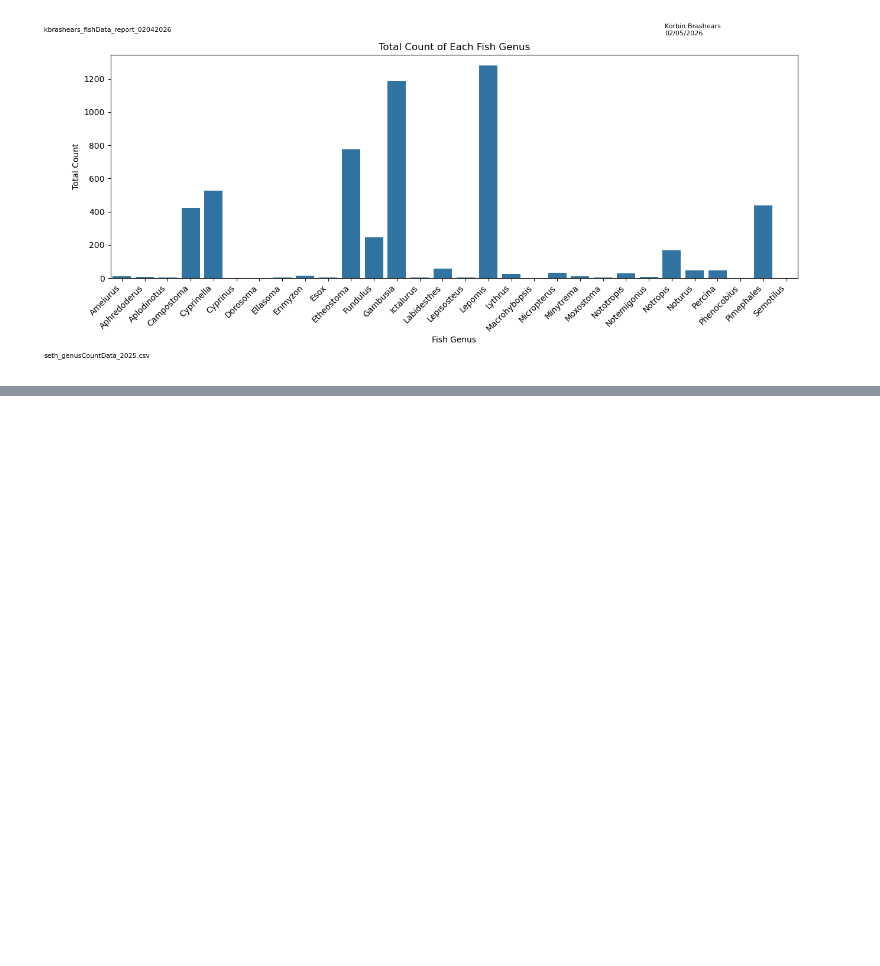
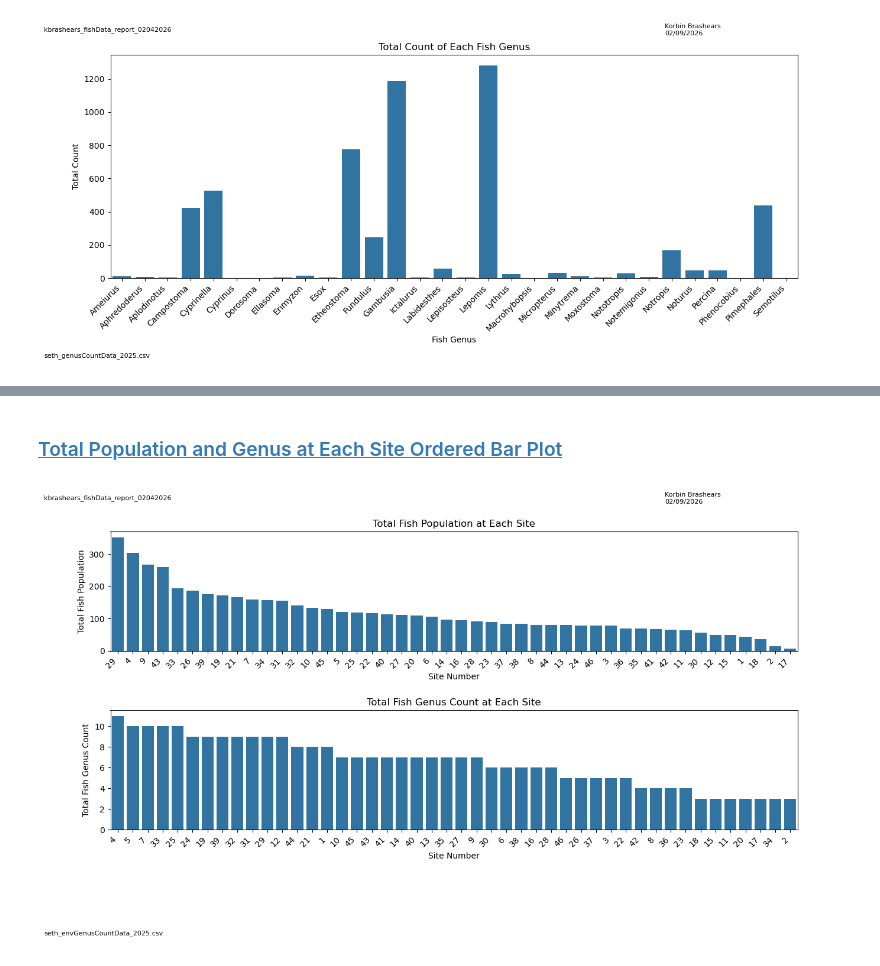
Before and after one commit to PaperClips848/FishProject, a Jupyter notebook: python_code/kbrashears_fishData_report_02042026.ipynb, the cells around one changed output, grey strips where cells are left out. Drawn from its saved outputs; the diff is of its cells as text; code cells hidden in the pictures; blank space fills up the shorter version.

```diff
--- a/python_code/kbrashears_fishData_report_02042026.ipynb
+++ b/python_code/kbrashears_fishData_report_02042026.ipynb
@@ -213,0 +292,40 @@ plt.show()                                                              # displa
+# %% [markdown]
+### <a id='toc1_3_4_'></a>[Total Population and Genus at Each Site Ordered Bar Plot](#toc0_)
+# %%
+# ===================================================== Data Analysis =========================================================
+
+s_egcd_tps = s_egcd.sort_values(by='t_population', ascending=False)     # sorting the data frame by total fish population in descending order
+s_egcd_tgs = s_egcd.sort_values(by='t_genus', ascending=False)          # sorting the data frame by total fish genus count in descending order
+
+
+# ====================================================== Plotting =============================================================
+
+plt.figure(figsize=(15, 8))                                             # creating the figure for the bar plot with matplotlib
+
+plt.subplot(211)
+sns.barplot(x=s_egcd_tps['SiteN'], y=s_egcd_tps['t_population'], order=s_egcd_tps['SiteN'].unique())        # creating the bar plot with seaborn
+plt.xticks(rotation=45, ha='right')                                     # rotating x-axis labels for better readability and aligning them to the right
+plt.xlabel('Site Number')                                               # setting x-axis label
+plt.ylabel('Total Fish Population')                                     # setting y-axis label
+plt.title('Total Fish Population at Each Site')                         # setting the title of the plot
+
+plt.subplot(212)
+sns.barplot(x=s_egcd_tgs['SiteN'], y=s_egcd_tgs['t_genus'], order=s_egcd_tgs['SiteN'].unique())             # creating the bar plot with seaborn
+plt.xticks(rotation=45, ha='right')                                     # rotating x-axis labels for better readability and aligning them to the right
+plt.xlabel('Site Number')                                               # setting x-axis label
+plt.ylabel('Total Fish Genus Count')                                    # setting y-axis label
+plt.title('Total Fish Genus Count at Each Site')                        # setting the title of the plot
+
+plt.subplots_adjust(hspace=0.5)                                         # adjusting the space between subplots
+
+label_plot_edges(
+    program_names="kbrashears_fishData_report_02042026",                # calling the function to label the edges of the plot
+    author_names="Korbin Brashears",
+    data_filenames="seth_envGenusCountData_2025.csv",
+    fig_filename="../figures/kbrashears_fishData_report_02042026/fish_population_barPlot.png",
+    save=True
+    )
+
+plt.show()                                                              # displaying the plot
+# %% [output]
+[figure, added]
```
Also changed, not shown: parts of 47 cells of this notebook, 22 other files.
